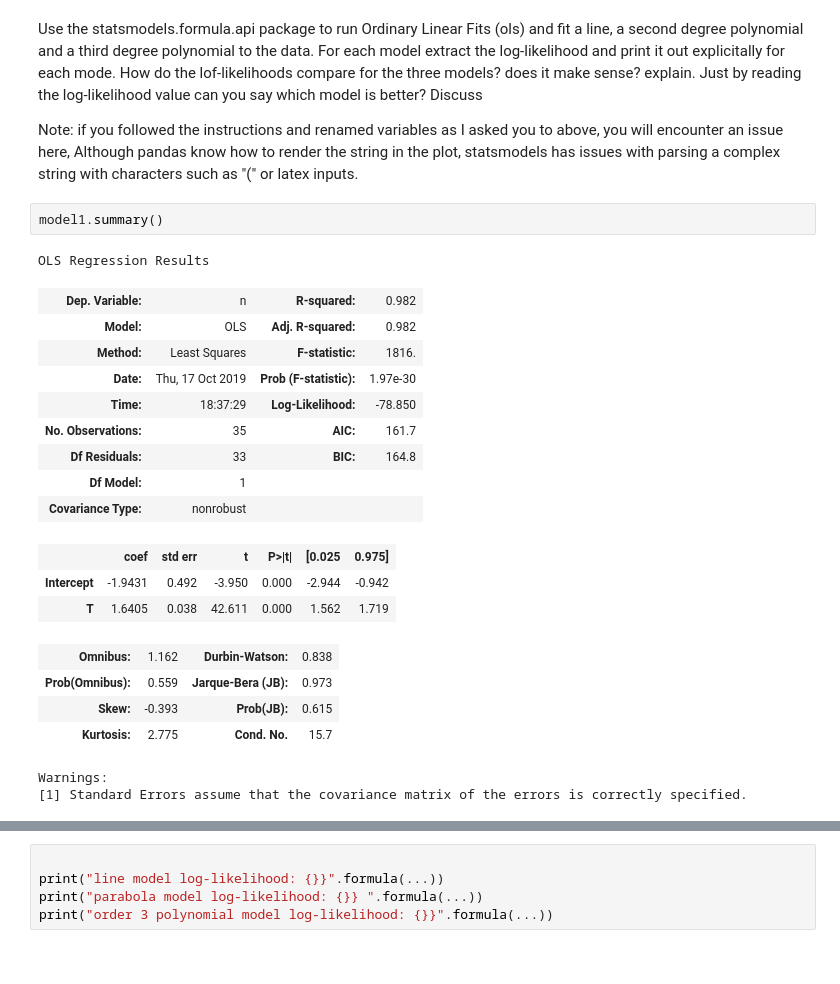
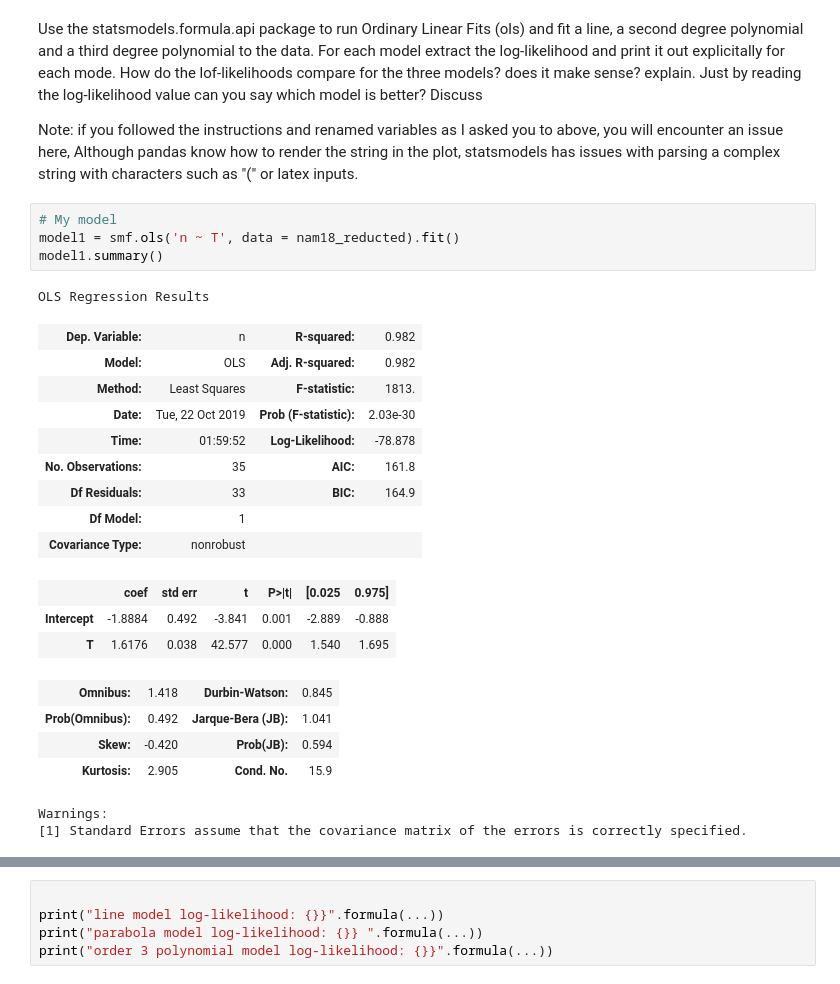
Before and after one commit to DesiPilla/DSPS_dPilla, a Jupyter notebook: HW7/LRtestAndMCMC.ipynb, the cells around one changed output, grey strips where cells are left out. Drawn from its saved outputs; the diff is of its cells as text.

```diff
--- a/HW7/LRtestAndMCMC.ipynb
+++ b/HW7/LRtestAndMCMC.ipynb
@@ -114,25 +118,27 @@ So based on this create a function that takes the _x_ vector (exogenous variable
 Use the statsmodels.formula.api package to run Ordinary Linear Fits (ols) and fit a line, a second degree polynomial and a third degree polynomial to the data. For each model extract the log-likelihood and print it out explicitally for each mode. How do the lof-likelihoods compare for the three models? does it make sense? explain. Just by reading the log-likelihood value can you say which model is better? Discuss
 
 Note: if you followed the instructions and renamed variables as I asked you to above, you will encounter an issue here, Although pandas know how to render the string in the plot, statsmodels has issues with parsing a complex string with characters such as "(" or latex inputs.
-# %%
-model1.summary()
-# %% [output]
-OLS Regression Results
-| Dep. Variable: | n | R-squared: | 0.982 |
-| Model: | OLS | Adj. R-squared: | 0.982 |
-| Method: | Least Squares | F-statistic: | 1816. |
-| Date: | Thu, 17 Oct 2019 | Prob (F-statistic): | 1.97e-30 |
-| Time: | 18:37:29 | Log-Likelihood: | -78.850 |
-| No. Observations: | 35 | AIC: | 161.7 |
-| Df Residuals: | 33 | BIC: | 164.8 |
-| Df Model: | 1 |  |  |
-| Covariance Type: | nonrobust |  |  |
-|  | coef | std err | t | P>|t| | [0.025 | 0.975] |
-| Intercept | -1.9431 | 0.492 | -3.950 | 0.000 | -2.944 | -0.942 |
-| T | 1.6405 | 0.038 | 42.611 | 0.000 | 1.562 | 1.719 |
-| Omnibus: | 1.162 | Durbin-Watson: | 0.838 |
-| Prob(Omnibus): | 0.559 | Jarque-Bera (JB): | 0.973 |
-| Skew: | -0.393 | Prob(JB): | 0.615 |
-| Kurtosis: | 2.775 | Cond. No. | 15.7 |
-Warnings:
-[1] Standard Errors assume that the covariance matrix of the errors is correctly specified.
+# %%
+# My model
+model1 = smf.ols('n ~ T', data = nam18_reducted).fit()
+model1.summary()
+# %% [output]
+OLS Regression Results
+| Dep. Variable: | n | R-squared: | 0.982 |
+| Model: | OLS | Adj. R-squared: | 0.982 |
+| Method: | Least Squares | F-statistic: | 1813. |
+| Date: | Tue, 22 Oct 2019 | Prob (F-statistic): | 2.03e-30 |
+| Time: | 01:59:52 | Log-Likelihood: | -78.878 |
+| No. Observations: | 35 | AIC: | 161.8 |
+| Df Residuals: | 33 | BIC: | 164.9 |
+| Df Model: | 1 |  |  |
+| Covariance Type: | nonrobust |  |  |
+|  | coef | std err | t | P>|t| | [0.025 | 0.975] |
+| Intercept | -1.8884 | 0.492 | -3.841 | 0.001 | -2.889 | -0.888 |
+| T | 1.6176 | 0.038 | 42.577 | 0.000 | 1.540 | 1.695 |
+| Omnibus: | 1.418 | Durbin-Watson: | 0.845 |
+| Prob(Omnibus): | 0.492 | Jarque-Bera (JB): | 1.041 |
+| Skew: | -0.420 | Prob(JB): | 0.594 |
+| Kurtosis: | 2.905 | Cond. No. | 15.9 |
+Warnings:
+[1] Standard Errors assume that the covariance matrix of the errors is correctly specified.
```
Also changed, not shown: parts of 10 cells of this notebook.
